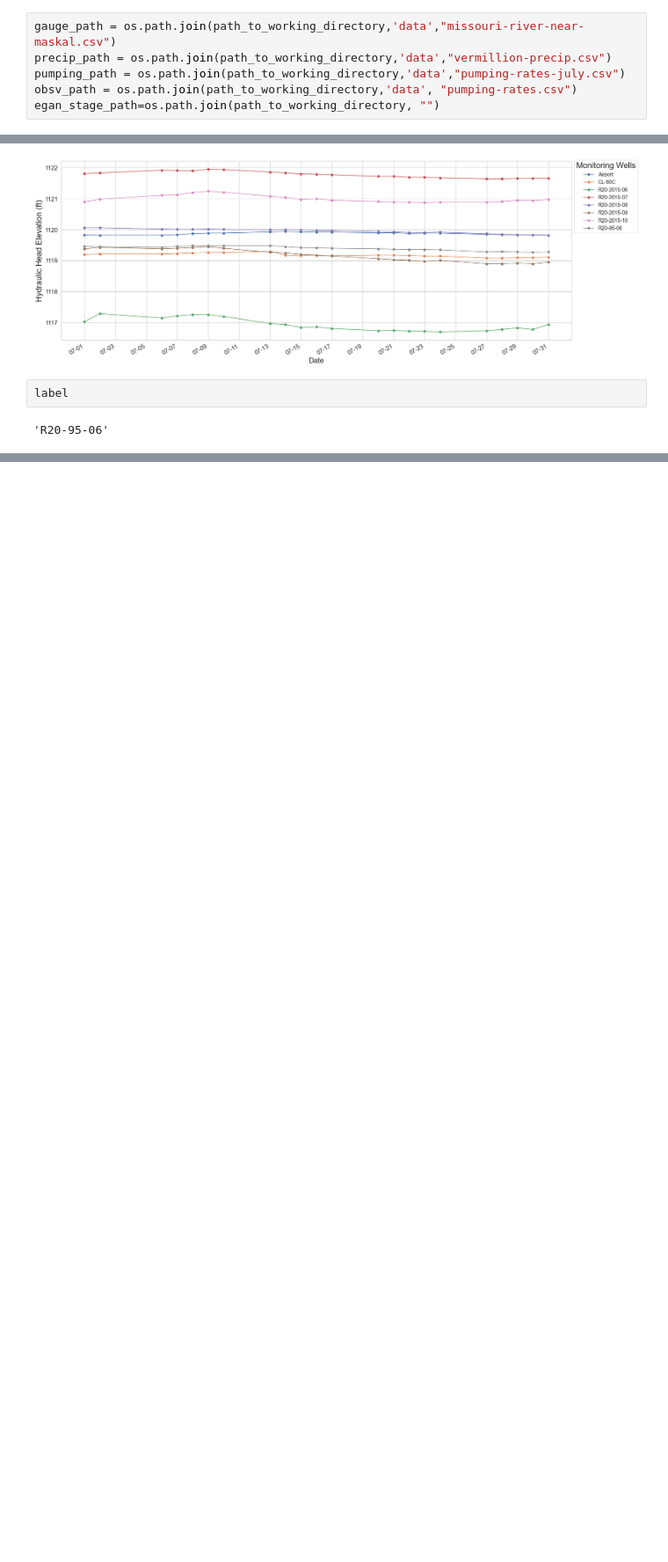
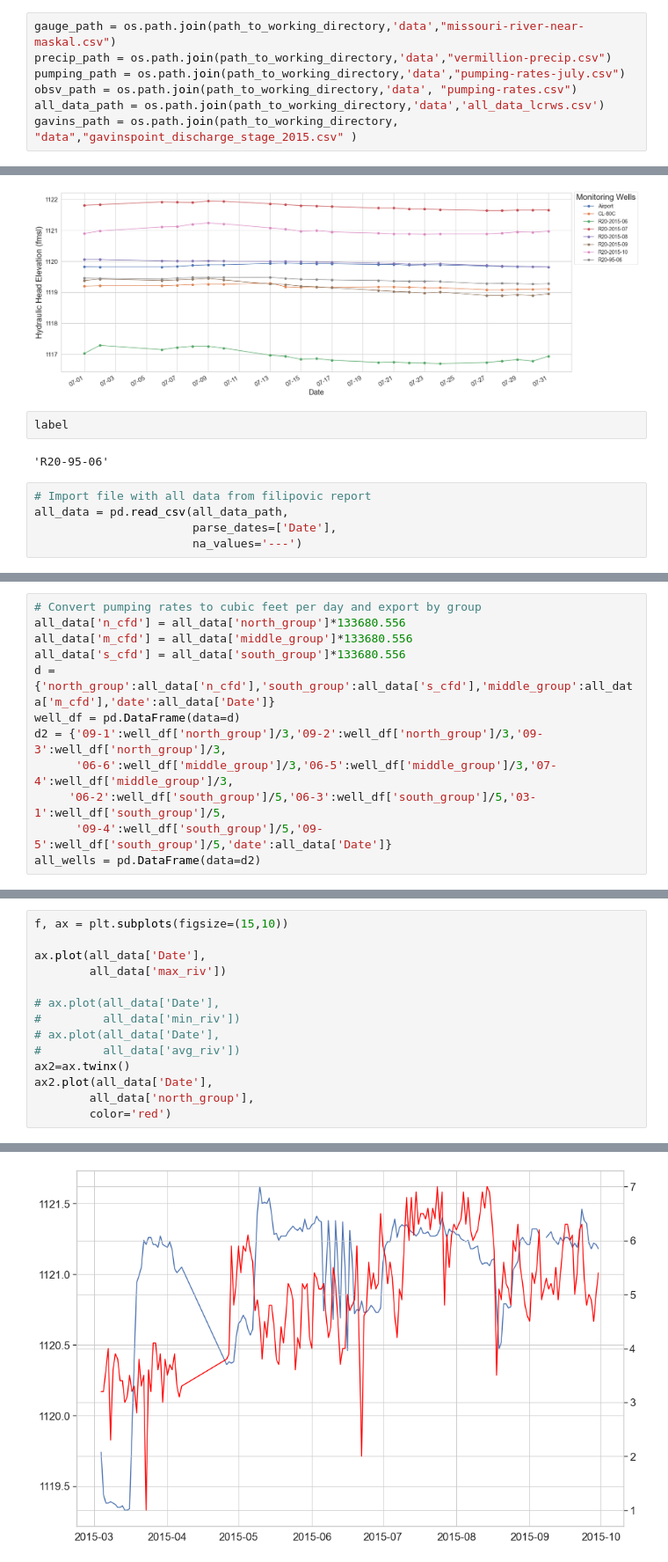
Before and after one commit to nlamkey/LCRWS, a Jupyter notebook: stream-gauge-data.ipynb, the cells around one changed output, grey strips where cells are left out. Shown: that part at 88% size. Cells and saved outputs as stored; diff of their text form; blank space fills up the shorter version.

Commit message:
updating notebooks and data

```diff
--- a/stream-gauge-data.ipynb
+++ b/stream-gauge-data.ipynb
@@ -40,7 +43,8 @@ gauge_path = os.path.join(path_to_working_directory,'data',"missouri-river-near-
 precip_path = os.path.join(path_to_working_directory,'data',"vermillion-precip.csv")
 pumping_path = os.path.join(path_to_working_directory,'data',"pumping-rates-july.csv")
 obsv_path = os.path.join(path_to_working_directory,'data', "pumping-rates.csv")
-egan_stage_path=os.path.join(path_to_working_directory, "")
+all_data_path = os.path.join(path_to_working_directory,'data','all_data_lcrws.csv')
+gavins_path = os.path.join(path_to_working_directory, "data","gavinspoint_discharge_stage_2015.csv" )
 # %%
 vermillion_precip = pd.read_csv(precip_path,
                                        parse_dates=['DATE'],
@@ -354,3 +365,8 @@ plt.show()
 label
 # %% [output]
 'R20-95-06'
+# %%
+# Import file with all data from filipovic report
+all_data = pd.read_csv(all_data_path,
+                       parse_dates=['Date'],
+                       na_values='---')
@@ -356,0 +394,12 @@ label
+# %%
+# Convert pumping rates to cubic feet per day and export by group
+all_data['n_cfd'] = all_data['north_group']*133680.556
+all_data['m_cfd'] = all_data['middle_group']*133680.556
+all_data['s_cfd'] = all_data['south_group']*133680.556
+d ={'north_group':all_data['n_cfd'],'south_group':all_data['s_cfd'],'middle_group':all_data['m_cfd'],'date':all_data['Date']}
+well_df = pd.DataFrame(data=d)
+d2 = {'09-1':well_df['north_group']/3,'09-2':well_df['north_group']/3,'09-3':well_df['north_group']/3,
+      '06-6':well_df['middle_group']/3,'06-5':well_df['middle_group']/3,'07-4':well_df['middle_group']/3,
+     '06-2':well_df['south_group']/5,'06-3':well_df['south_group']/5,'03-1':well_df['south_group']/5,
+      '09-4':well_df['south_group']/5,'09-5':well_df['south_group']/5,'date':all_data['Date']}
+all_wells = pd.DataFrame(data=d2)
@@ -356,0 +414,15 @@ label
+# %%
+f, ax = plt.subplots(figsize=(15,10))
+
+ax.plot(all_data['Date'],
+        all_data['max_riv'])
+
+# ax.plot(all_data['Date'],
+#         all_data['min_riv'])
+# ax.plot(all_data['Date'],
+#         all_data['avg_riv'])
+ax2=ax.twinx()
+ax2.plot(all_data['Date'],
+        all_data['north_group'],
+        color='red')
+# %% [output]
@@ -356,0 +430 @@ label
+[figure, added]
```
Also changed, not shown: parts of 21 cells of this notebook, 35 other files.
